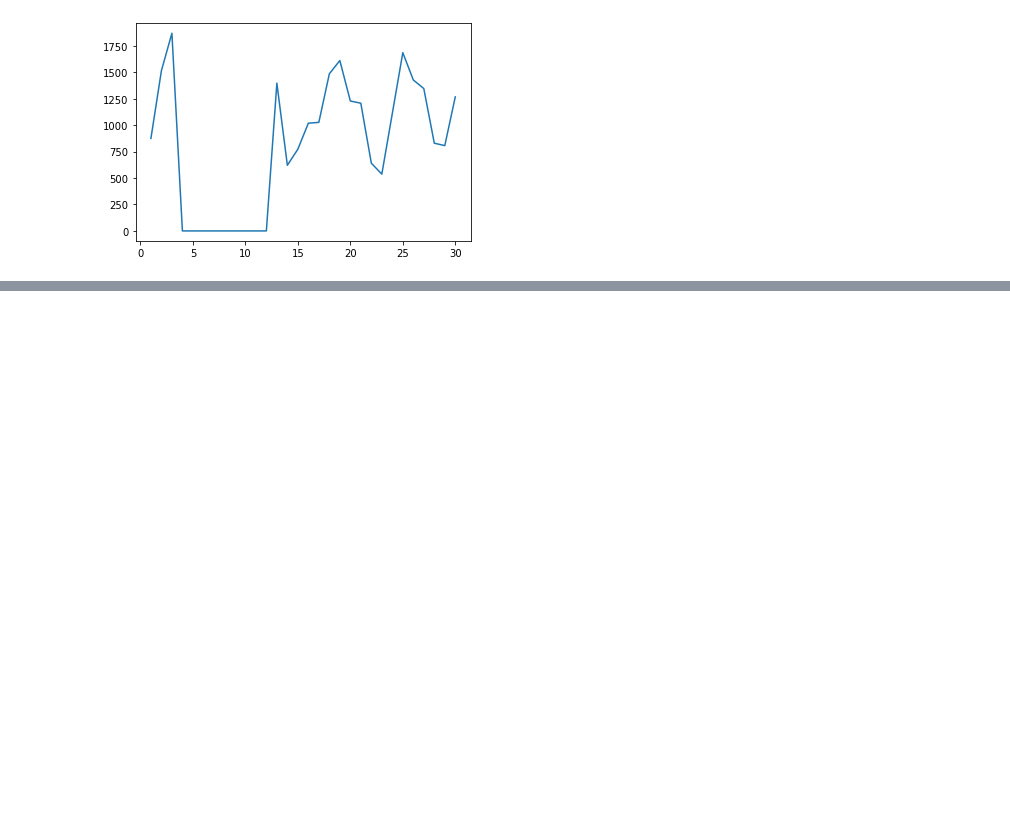
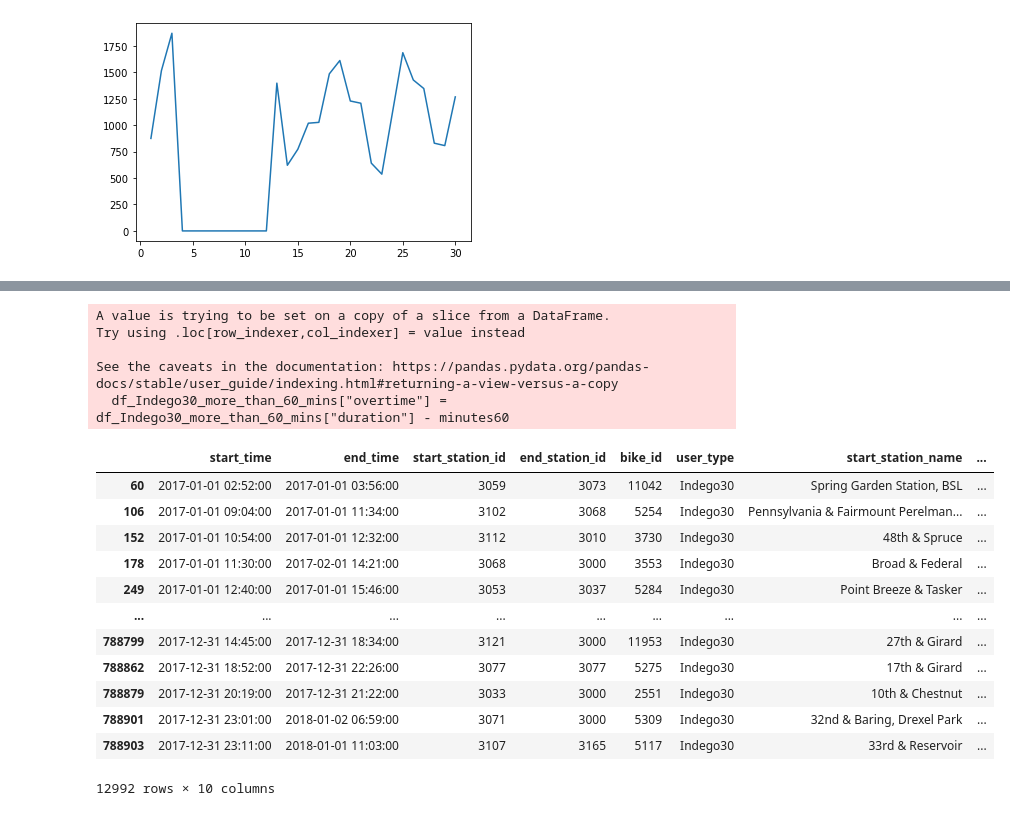
Before and after one commit to GoebelM94/dsml2021, a Jupyter notebook: notebooks/Maik Data Analysis.ipynb, the cells around one changed output, grey strips where cells are left out. Saved outputs shown, nothing was run; the diff lists cells and outputs as text; code cells hidden in the pictures; blank space fills up the shorter version.

Commit message:
weekday und vorbereitung revenue

```diff
--- a/notebooks/Maik Data Analysis.ipynb
+++ b/notebooks/Maik Data Analysis.ipynb
@@ -180,6 +180,8 @@ df_bikes["end_time"] = pd.to_datetime(df_bikes["end_time"], dayfirst = True)
 
 df_bikes['duration'] = df_bikes['end_time'] - df_bikes['start_time']
 
+df_bikes['weekday'] = df_bikes["start_time"].apply(lambda x: x.weekday())
+
 df_bikes.head()
 # %% [output]
 |  | start_time | end_time | start_station_id | end_station_id | bike_id | user_type | start_station_name | ... |
@@ -188,3 +190,15 @@ df_bikes.head()
 | 2 | 2017-01-01 00:22:00 | 2017-01-01 00:57:00 | 3110 | 3054 | 2536 | Walk-up | Del. River Trail & Penn St. | ... |
 | 3 | 2017-01-01 00:27:00 | 2017-01-01 00:39:00 | 3041 | 3005 | 5176 | Indego30 | Girard Station, MFL | ... |
 | 4 | 2017-01-01 00:28:00 | 2017-01-01 00:36:00 | 3047 | 3124 | 5370 | Walk-up | Independence Mall, NPS | ... |
+# %%
+#checks whether the weekday is a day in the week(1) or in weekend(0)
+def is_weekday(day):
+    if day == 5 or day == 6:
+        return 0
+    else:
+        return 1
+
+df_bikes['is_weekday'] = df_bikes['weekday'].apply(lambda x: is_weekday(x))
+
+
+df_bikes.head()
@@ -450,0 +472,26 @@ TypeError: __call__() takes from 1 to 2 positional arguments but 3 were given
+# %%
+minutes60 = timedelta(minutes=60)
+
+df_Indego30 = df_bikes[df_bikes["user_type"] == "Indego30"]
+df_Indego30_more_than_60_mins = df_Indego30[df_Indego30["duration"] > minutes60]
+df_Indego30_more_than_60_mins["overtime"] = df_Indego30_more_than_60_mins["duration"] - minutes60
+df_Indego30_more_than_60_mins
+# %% [output]
+A value is trying to be set on a copy of a slice from a DataFrame.
+Try using .loc[row_indexer,col_indexer] = value instead
+
+See the caveats in the documentation: https://pandas.pydata.org/pandas-docs/stable/user_guide/indexing.html#returning-a-view-versus-a-copy
+  df_Indego30_more_than_60_mins["overtime"] = df_Indego30_more_than_60_mins["duration"] - minutes60
+|  | start_time | end_time | start_station_id | end_station_id | bike_id | user_type | start_station_name | ... |
+| 60 | 2017-01-01 02:52:00 | 2017-01-01 03:56:00 | 3059 | 3073 | 11042 | Indego30 | Spring Garden Station, BSL | ... |
+| 106 | 2017-01-01 09:04:00 | 2017-01-01 11:34:00 | 3102 | 3068 | 5254 | Indego30 | Pennsylvania & Fairmount Perelman... | ... |
+| 152 | 2017-01-01 10:54:00 | 2017-01-01 12:32:00 | 3112 | 3010 | 3730 | Indego30 | 48th & Spruce | ... |
+| 178 | 2017-01-01 11:30:00 | 2017-02-01 14:21:00 | 3068 | 3000 | 3553 | Indego30 | Broad & Federal | ... |
+| 249 | 2017-01-01 12:40:00 | 2017-01-01 15:46:00 | 3053 | 3037 | 5284 | Indego30 | Point Breeze & Tasker | ... |
+| ... | ... | ... | ... | ... | ... | ... | ... | ... |
+| 788799 | 2017-12-31 14:45:00 | 2017-12-31 18:34:00 | 3121 | 3000 | 11953 | Indego30 | 27th & Girard | ... |
+| 788862 | 2017-12-31 18:52:00 | 2017-12-31 22:26:00 | 3077 | 3077 | 5275 | Indego30 | 17th & Girard | ... |
+| 788879 | 2017-12-31 20:19:00 | 2017-12-31 21:22:00 | 3033 | 3000 | 2551 | Indego30 | 10th & Chestnut | ... |
+| 788901 | 2017-12-31 23:01:00 | 2018-01-02 06:59:00 | 3071 | 3000 | 5309 | Indego30 | 32nd & Baring, Drexel Park | ... |
+| 788903 | 2017-12-31 23:11:00 | 2018-01-01 11:03:00 | 3107 | 3165 | 5117 | Indego30 | 33rd & Reservoir | ... |
+12992 rows × 10 columns
```
Also changed, not shown: parts of 4 cells of this notebook.
